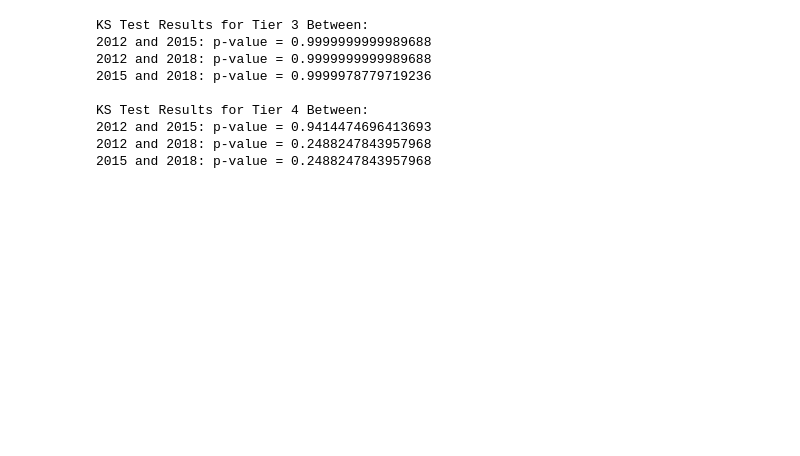
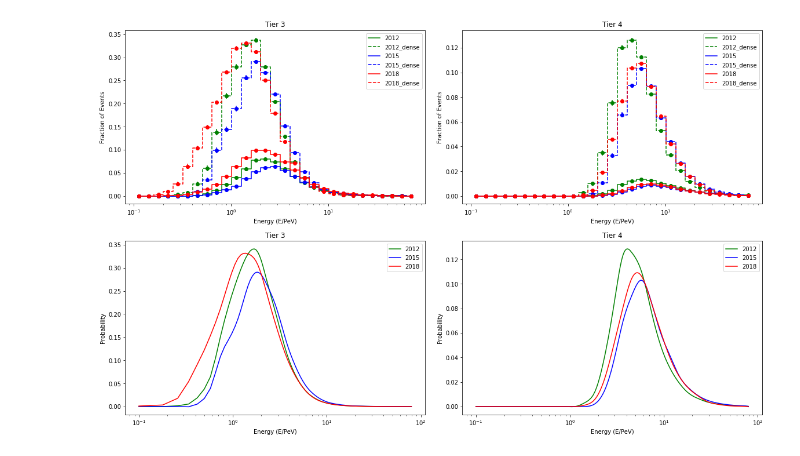
Before and after one commit to RajwolChapagain/Cosmic-Ray-Anisotropy-Analysis, a Jupyter notebook: 03_sim_study/compare_graphs.ipynb, the cells around one changed output. Drawn from its saved outputs; the diff is of its cells as text; code cells hidden in the pictures; blank space fills up the shorter version.

Commit message:
Integrate Dr. McNally's cleanups and create residual plots

```diff
--- a/03_sim_study/compare_graphs.ipynb
+++ b/03_sim_study/compare_graphs.ipynb
@@ -14,7 +10,6 @@ from scipy.stats import ks_2samp
 from ang_res_funcs import *
 # %%
 PARENT_DIRECTORY = '/data/ana/CosmicRay/Anisotropy/IceTop/twelve_year/03_sim_study'
-DIRECTS = [f'{PARENT_DIRECTORY}/IT81-2012', f'{PARENT_DIRECTORY}/IT81-2015', f'{PARENT_DIRECTORY}/IT81-2018']
 COLORS = ['green', 'blue', 'red']
-LABELS = ['2012', '2015', '2018']
+YEARS = ['2012', '2015', '2018']
 # %%
@@ -143,24 +49,37 @@ plt.show()
-# %%
-print("KS Test Results for Tier 3 Between:")
-for i in range(len(DIRECTS)):
-    for j in range(i + 1, len(DIRECTS)):
-        ks_stat, p_value = ks_2samp(all_hist_t3[i], all_hist_t3[j])
-        print(f"{LABELS[i]} and {LABELS[j]}: p-value = {p_value}")
-
-print()
-
-print("KS Test Results for Tier 4 Between:")
-for i in range(len(DIRECTS)):
-    for j in range(i + 1, len(DIRECTS)):
-        ks_stat, p_value = ks_2samp(all_hist_t4[i], all_hist_t4[j])
-        print(f"{LABELS[i]} and {LABELS[j]}: p-value = {p_value}")
-# %% [output]
-KS Test Results for Tier 3 Between:
-2012 and 2015: p-value = 0.9999999999989688
-2012 and 2018: p-value = 0.9999999999989688
-2015 and 2018: p-value = 0.9999978779719236
-
-KS Test Results for Tier 4 Between:
-2012 and 2015: p-value = 0.9414474696413693
-2012 and 2018: p-value = 0.2488247843957968
-2015 and 2018: p-value = 0.2488247843957968
+# %%
+# Initialize histogram array
+histograms = plt.figure(figsize=(16, 10), constrained_layout=True)
+hist_array = histograms.subplots(2, 2, squeeze=False)
+
+for row, h_i in enumerate(hist_array):
+    for col, ax in enumerate(h_i):
+
+        TIER = 3 if col==0 else 4
+
+        # Normalized histograms of energy distributions in first row
+        if row == 0:
+            for i, YEAR in enumerate(YEARS):
+                ax.step(bin_centers, energy_hist[TIER][YEAR], where='mid', color=COLORS[i], label=YEAR)
+                ax.errorbar(bin_centers, energy_hist[TIER][YEAR], yerr=weighted_uncertainty[TIER][YEAR], fmt='o', color=COLORS[i])
+                ax.step(bin_centers, density_hist[TIER][YEAR], where='mid', color=COLORS[i], label=f'{YEAR}_dense', linestyle='dashed')
+                ax.errorbar(bin_centers, density_hist[TIER][YEAR], yerr=relative_weights[TIER][YEAR]*density_hist[TIER][YEAR], fmt='o', color=COLORS[i])
+            ylabel = 'Fraction of Events'
+
+        # PDFs in second row
+        elif row == 1:
+            for i, YEAR in enumerate(YEARS):
+                interp_function = interp1d(bin_centers, density_hist[TIER][YEAR], kind='cubic', fill_value='extrapolate')
+                x = np.linspace(bins[0], bins[-1], 1000)
+                y = interp_function(x)
+                ax.plot(x, y, label=YEAR, color=COLORS[i])
+            ylabel = 'Probability'
+
+        ax.set_title(f'Tier {TIER}')
+        ax.semilogx()
+        ax.set_ylabel(ylabel)
+        ax.set_xlabel('Energy (E/PeV)')
+        ax.legend()
+
+plt.show()
+# %% [output]
+[figure, added]
```
Also changed, not shown: parts of 4 cells of this notebook.
